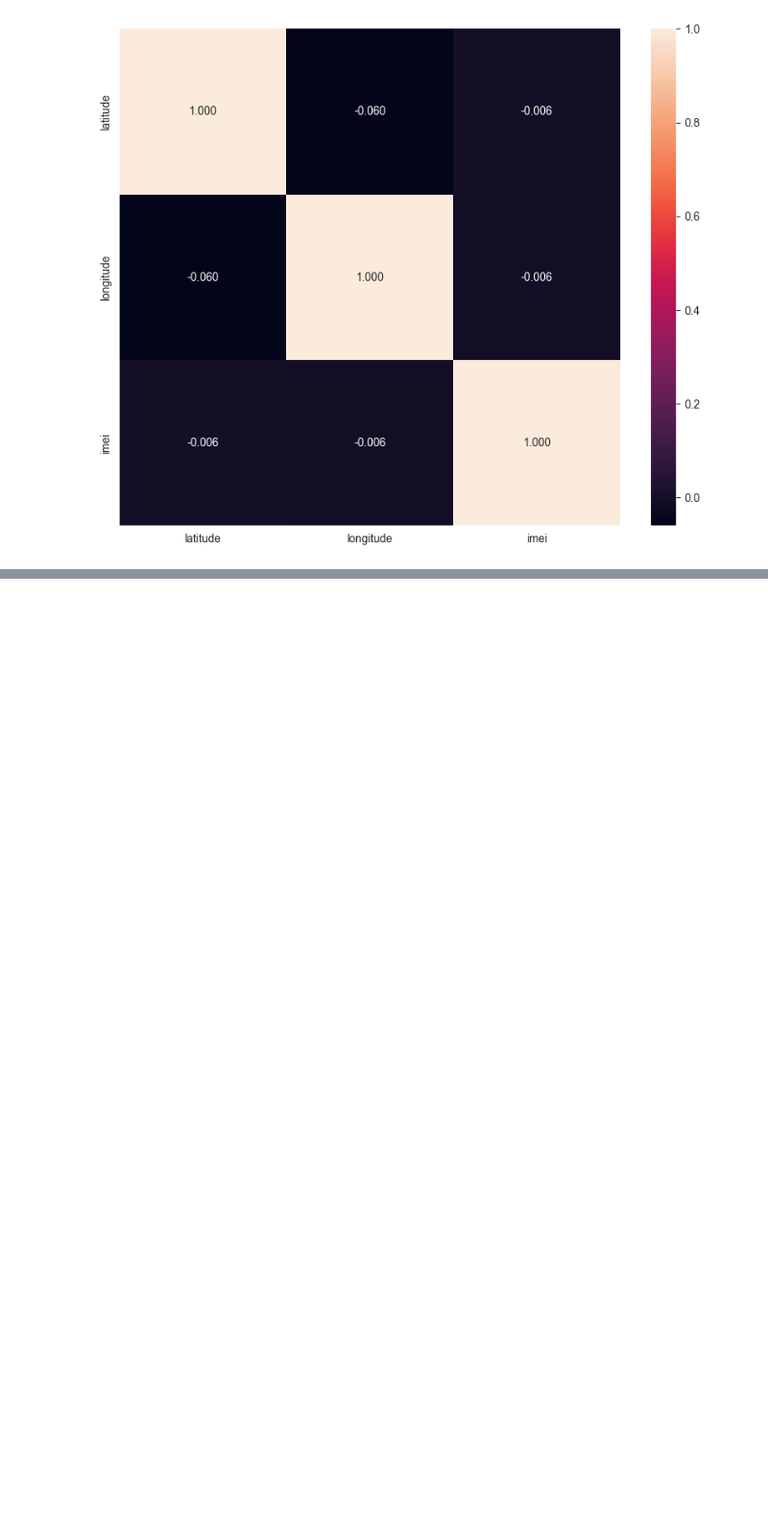
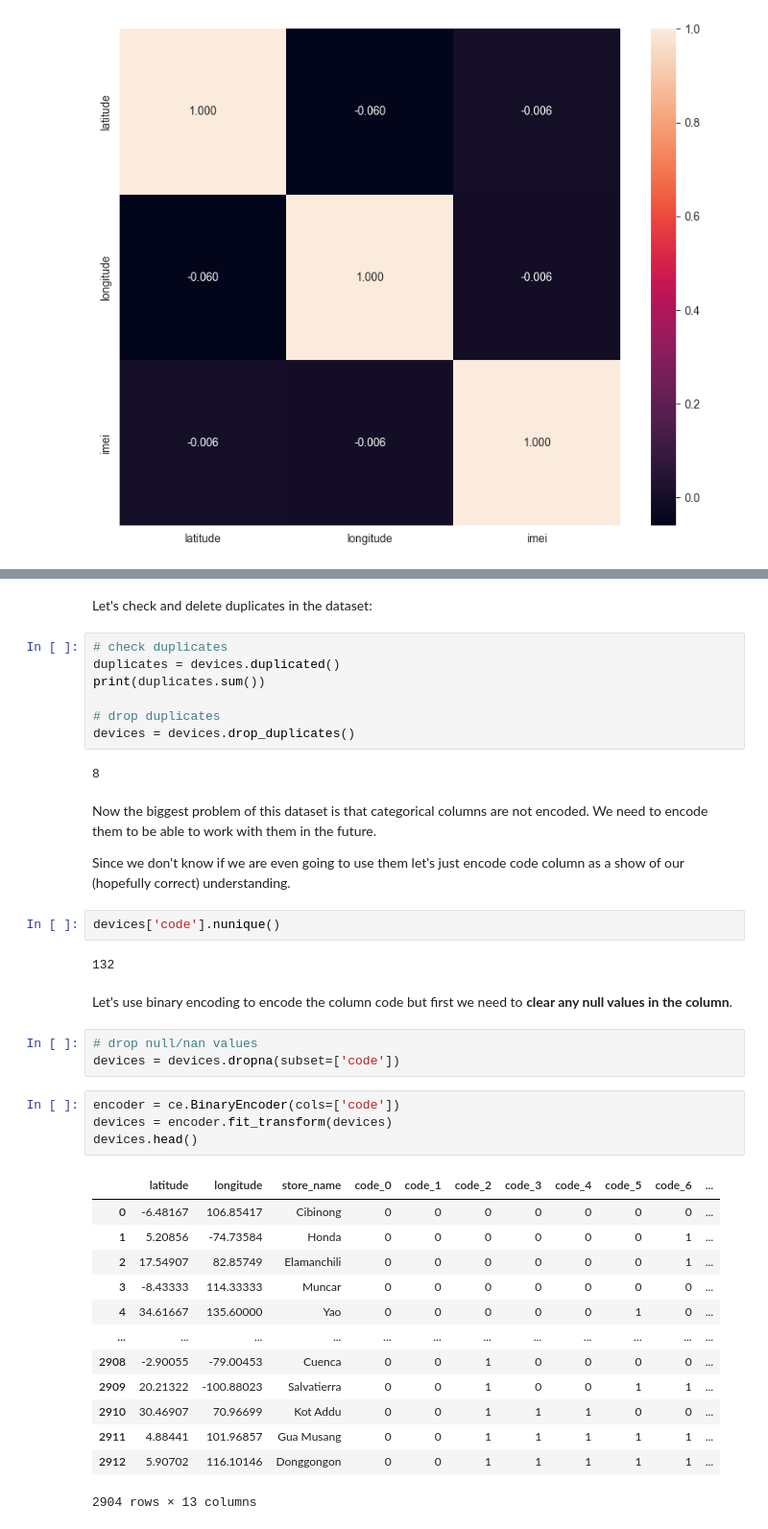
Before and after one commit to mariamatusiskova/IAU_project, a Jupyter notebook: datasets/devices.ipynb, the cells around one changed output, grey strips where cells are left out. Shown at 96% size. Cells and saved outputs as stored; diff of their text form; blank space fills up the shorter version.

Commit message:
devices done

```diff
--- a/datasets/devices.ipynb
+++ b/datasets/devices.ipynb
@@ -271,0 +303,42 @@ sns.heatmap(devices.corr(numeric_only=True), ax=ax, annot=True, fmt=".3f")
+# %% [markdown]
+Let's check and delete duplicates in the dataset:
+# %%
+# check duplicates
+duplicates = devices.duplicated()
+print(duplicates.sum())
+
+# drop duplicates
+devices = devices.drop_duplicates()
+# %% [output]
+8
+# %% [markdown]
+Now the biggest problem of this dataset is that categorical columns are not encoded. We need to encode them to be able to work with them in the future.
+
+Since we don't know if we are even going to use them let's just encode code column as a show of our (hopefully correct) understanding.
+# %%
+devices['code'].nunique()
+# %% [output]
+132
+# %% [markdown]
+Let's use binary encoding to encode the column code but first we need to **clear any null values in the column**.
+# %%
+# drop null/nan values
+devices = devices.dropna(subset=['code'])
+# %%
+encoder = ce.BinaryEncoder(cols=['code'])
+devices = encoder.fit_transform(devices)
+devices.head()
+# %% [output]
+|  | latitude | longitude | store_name | code_0 | code_1 | code_2 | code_3 | code_4 | code_5 | code_6 | ... |
+| 0 | -6.48167 | 106.85417 | Cibinong | 0 | 0 | 0 | 0 | 0 | 0 | 0 | ... |
+| 1 | 5.20856 | -74.73584 | Honda | 0 | 0 | 0 | 0 | 0 | 0 | 1 | ... |
+| 2 | 17.54907 | 82.85749 | Elamanchili | 0 | 0 | 0 | 0 | 0 | 0 | 1 | ... |
+| 3 | -8.43333 | 114.33333 | Muncar | 0 | 0 | 0 | 0 | 0 | 0 | 0 | ... |
+| 4 | 34.61667 | 135.60000 | Yao | 0 | 0 | 0 | 0 | 0 | 1 | 0 | ... |
+| ... | ... | ... | ... | ... | ... | ... | ... | ... | ... | ... | ... |
+| 2908 | -2.90055 | -79.00453 | Cuenca | 0 | 0 | 1 | 0 | 0 | 0 | 0 | ... |
+| 2909 | 20.21322 | -100.88023 | Salvatierra | 0 | 0 | 1 | 0 | 0 | 1 | 1 | ... |
+| 2910 | 30.46907 | 70.96699 | Kot Addu | 0 | 0 | 1 | 1 | 1 | 0 | 0 | ... |
+| 2911 | 4.88441 | 101.96857 | Gua Musang | 0 | 0 | 1 | 1 | 1 | 1 | 1 | ... |
+| 2912 | 5.90702 | 116.10146 | Donggongon | 0 | 0 | 1 | 1 | 1 | 1 | 1 | ... |
+2904 rows × 13 columns
```
Also changed, not shown: parts of 6 cells of this notebook, 1 other file.
